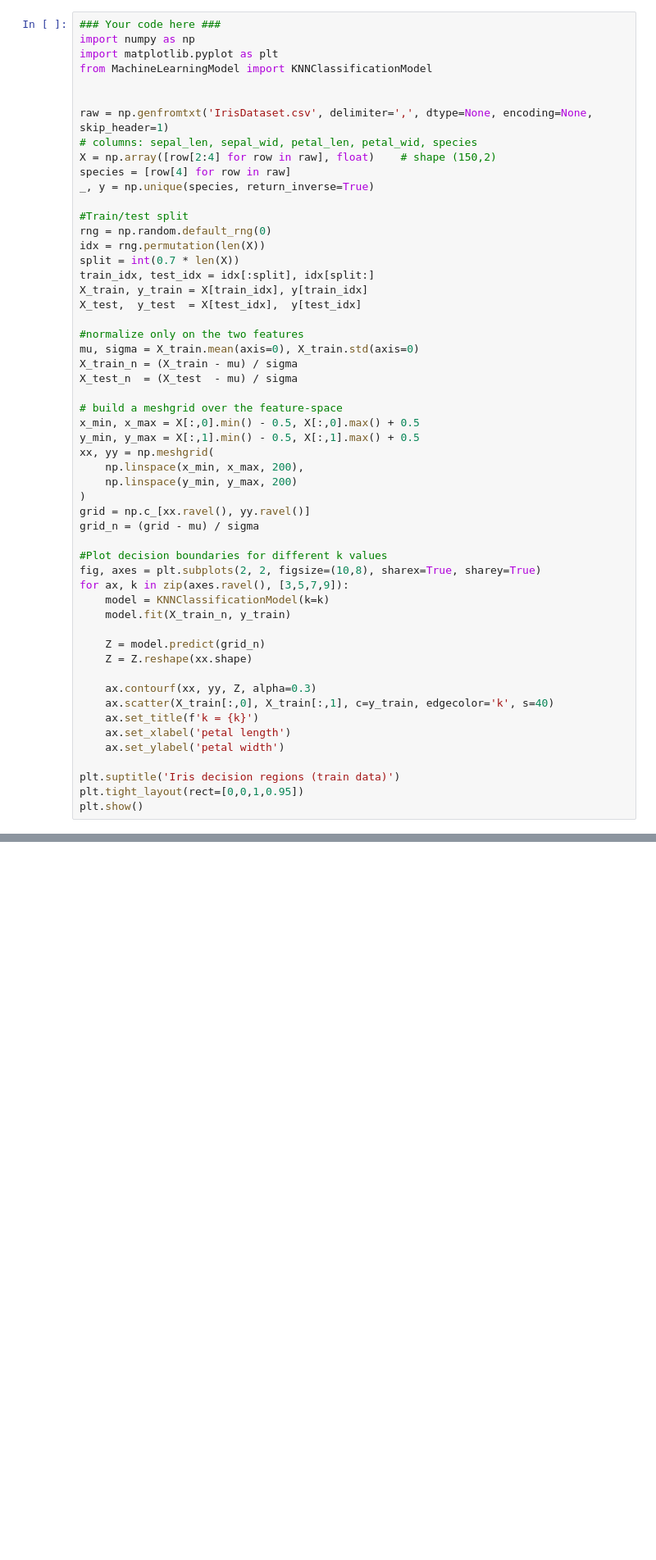
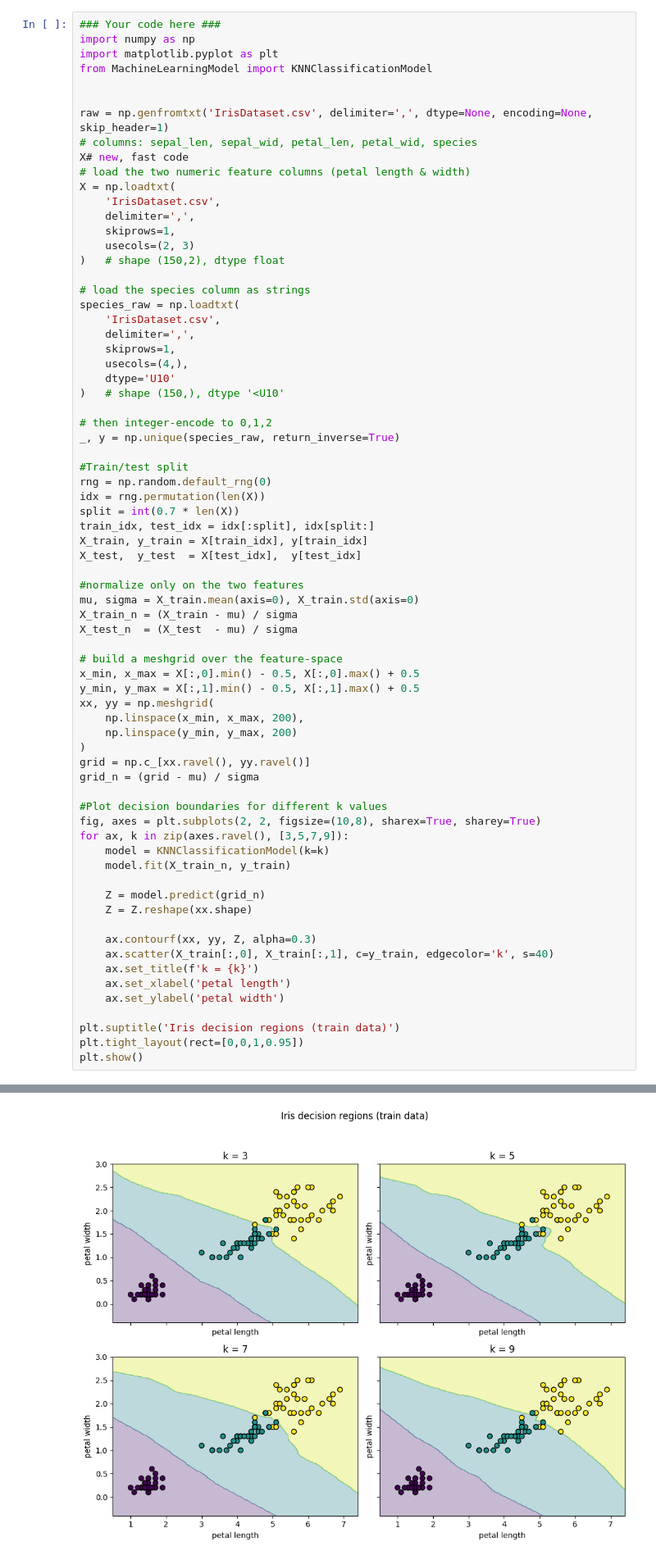
Before and after one commit to abdi221/ML_A1, a Jupyter notebook: Assignment-1-(2025)/Assignment 1/A1.ipynb, the cells around one changed output, grey strips where cells are left out. Shown at 82% size. Saved outputs shown, nothing was run; the diff lists cells and outputs as text; blank space fills up the shorter version.

```diff
--- a/Assignment-1-(2025)/Assignment 1/A1.ipynb
+++ b/Assignment-1-(2025)/Assignment 1/A1.ipynb
@@ -113,9 +113,26 @@ from MachineLearningModel import KNNClassificationModel
 
 raw = np.genfromtxt('IrisDataset.csv', delimiter=',', dtype=None, encoding=None, skip_header=1)
 # columns: sepal_len, sepal_wid, petal_len, petal_wid, species
-X = np.array([row[2:4] for row in raw], float)    # shape (150,2)
-species = [row[4] for row in raw]
-_, y = np.unique(species, return_inverse=True)
+X# new, fast code
+# load the two numeric feature columns (petal length & width)
+X = np.loadtxt(
+    'IrisDataset.csv',
+    delimiter=',',
+    skiprows=1,
+    usecols=(2, 3)
+)   # shape (150,2), dtype float
+
+# load the species column as strings
+species_raw = np.loadtxt(
+    'IrisDataset.csv',
+    delimiter=',',
+    skiprows=1,
+    usecols=(4,),
+    dtype='U10'
+)   # shape (150,), dtype '<U10'
+
+# then integer‐encode to 0,1,2
+_, y = np.unique(species_raw, return_inverse=True)
 
 #Train/test split
 rng = np.random.default_rng(0)
@@ -163,3 +179,4 @@ IndexError: too many indices for array: array is 0-dimensional, but 1 were index
+[figure, added]
 # %% [markdown]
 ### Exercise 2: KNN Regression (Mandatory)
 
```
Also changed, not shown: parts of 1 cell of this notebook.
